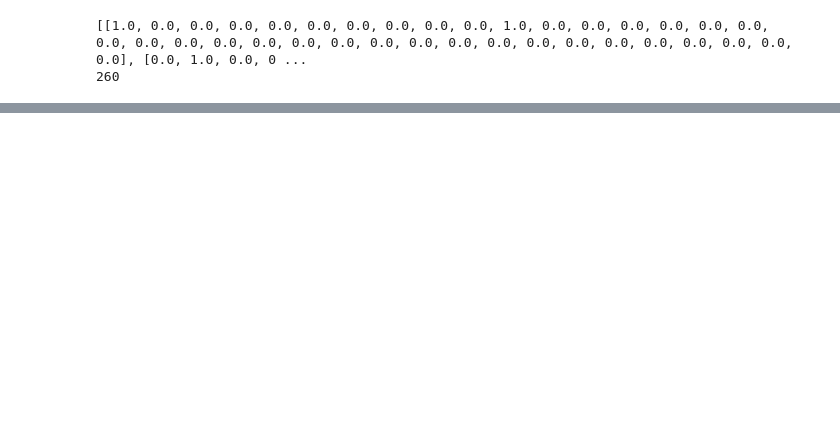
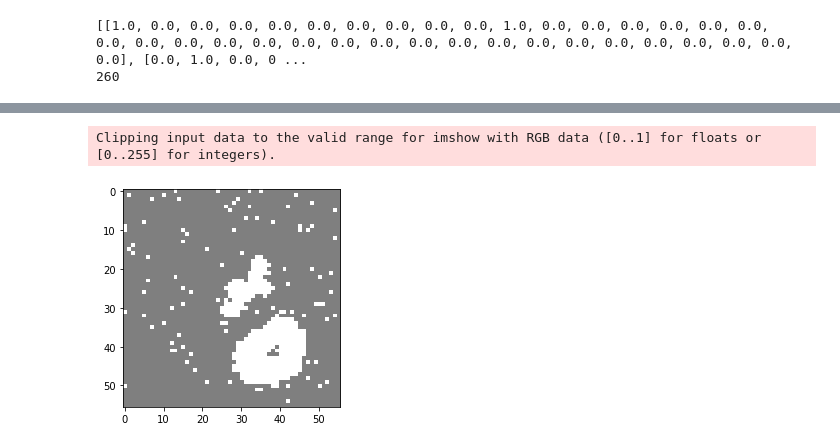
Before and after one commit to felixsimard/comp551-p3, a Jupyter notebook: Felix_Exploration.ipynb, the cells around one changed output, grey strips where cells are left out. Drawn from its saved outputs; the diff is of its cells as text; code cells hidden in the pictures; blank space fills up the shorter version.

```diff
--- a/Felix_Exploration.ipynb
+++ b/Felix_Exploration.ipynb
@@ -24,3 +24,9 @@ cuda:0
+# %%
+def imshow(img):
+    img = img / 2 + 0.5     # unnormalize
+    npimg = img.numpy()
+    plt.imshow(np.transpose(npimg, (1, 2, 0)))
+    plt.show()
 # %%
 def load_data(filename, data_path='/content/drive/MyDrive/P3-COMP551-FALL2021/'):
     from google.colab import drive
@@ -37,8 +43,9 @@ def load_data(filename, data_path='/content/drive/MyDrive/P3-COMP551-FALL2021/')
 train_l = load_data("images_l.pkl")
 train_ul = load_data("images_ul.pkl")
 labels_l = load_data("labels_l.pkl")
-test = load_data("images_test.pkl")
-print(train_l.shape, labels_l.shape)
+test_ul = load_data("images_test.pkl")
+print(train_l.shape)
+print(labels_l.shape, type(labels_l))
 # %% [output]
 Drive already mounted at /content/drive; to attempt to forcibly remount, call drive.mount("/content/drive", force_remount=True).
 Drive already mounted at /content/drive; to attempt to forcibly remount, call drive.mount("/content/drive", force_remount=True).
@@ -65,6 +75,13 @@ class CustomDataset(Dataset):
 
     def __len__(self):
         return len(self.data)
+# %%
+# Hyper-parameters
+NUM_EPOCHS = 4
+BATCH_SIZE = 2
+LEARNING_RATE = 0.001
+MOMENTUM = 0.9
+WEIGHT_DECAY = 0.0001
 # %%
 # Tensor, Transform, Datasets, Dataloaders
 
@@ -74,13 +91,16 @@ transform = transforms.Compose(
 
 # Tensor
 train_l_tensor = torch.Tensor(train_l)
-# train_l_tensor = train_l_tensor.unsqueeze(1)
 
-labels_l_tensor = torch.Tensor(labels_l)
-# print(labels_l_tensor[0].shape)
-# labels_l_tensor = labels_l_tensor.unsqueeze(1)
+# labels_l_tensor = torch.Tensor(labels_l)
+labels_l_tensor = torch.argmax(torch.Tensor(labels_l), dim=1) # THIS IS KEY FOR THE LABELS
 
 # Datasets
 train_l_dataset = TensorDataset(train_l_tensor, labels_l_tensor)
-# train_l_dataset = CustomDataset(train_l_tensor, labels_l_tensor, transform=transform)
-train_l_dataloader = DataLoader(train_l_dataset, batch_size=1, shuffle=False)
+train_l_dataloader = DataLoader(train_l_dataset, batch_size=BATCH_SIZE, shuffle=False)
+
+# Test
+test_ul_tensor = torch.Tensor(test_ul)
+test_labels = torch.Tensor(np.zeros(len(test_ul)))
+test_ul_dataset = TensorDataset(test_ul_tensor, test_labels)
+test_ul_dataloader = DataLoader(test_ul_dataset, batch_size=BATCH_SIZE, shuffle=False)
@@ -222,0 +210,6 @@ RuntimeError: ignored
+# %%
+images, labels = next(iter(test_ul_dataloader))
+imshow(torchvision.utils.make_grid(images[0]))
+# %% [output]
+Clipping input data to the valid range for imshow with RGB data ([0..1] for floats or [0..255] for integers).
+[figure, added]
```
Also changed, not shown: parts of 9 cells of this notebook.
